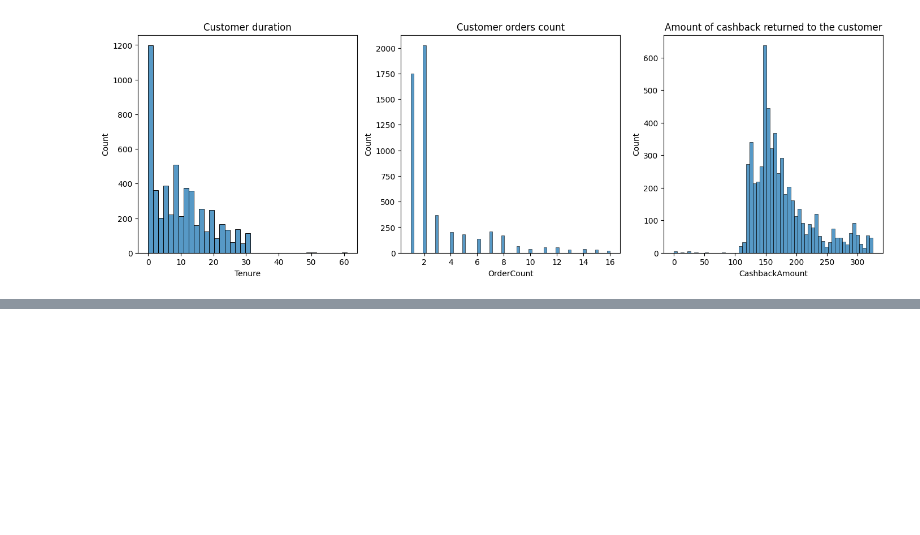
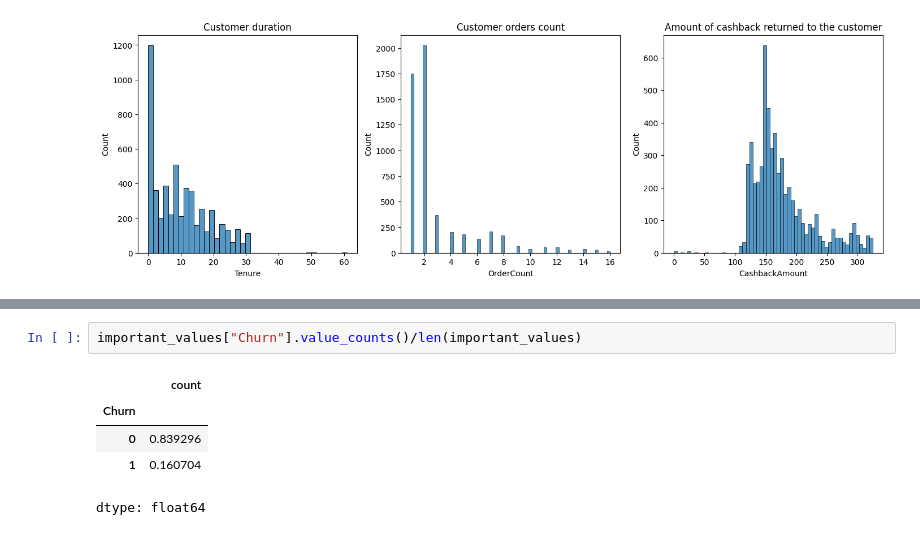
Before and after one commit to baxronovferuz1/DataScience_Np, a Jupyter notebook: customer_churn.ipynb, the cells around one changed output, grey strips where cells are left out. Drawn from its saved outputs; the diff is of its cells as text; blank space fills up the shorter version.

```diff
--- a/customer_churn.ipynb
+++ b/customer_churn.ipynb
@@ -87,0 +132,8 @@ Text(0.5, 1.0, 'Amount of cashback returned to the customer')
+# %%
+important_values["Churn"].value_counts()/len(important_values)
+# %% [output]
+|  | count |
+| Churn |  |
+| 0 | 0.839296 |
+| 1 | 0.160704 |
+dtype: float64
```
Also changed, not shown: parts of 6 cells of this notebook.
